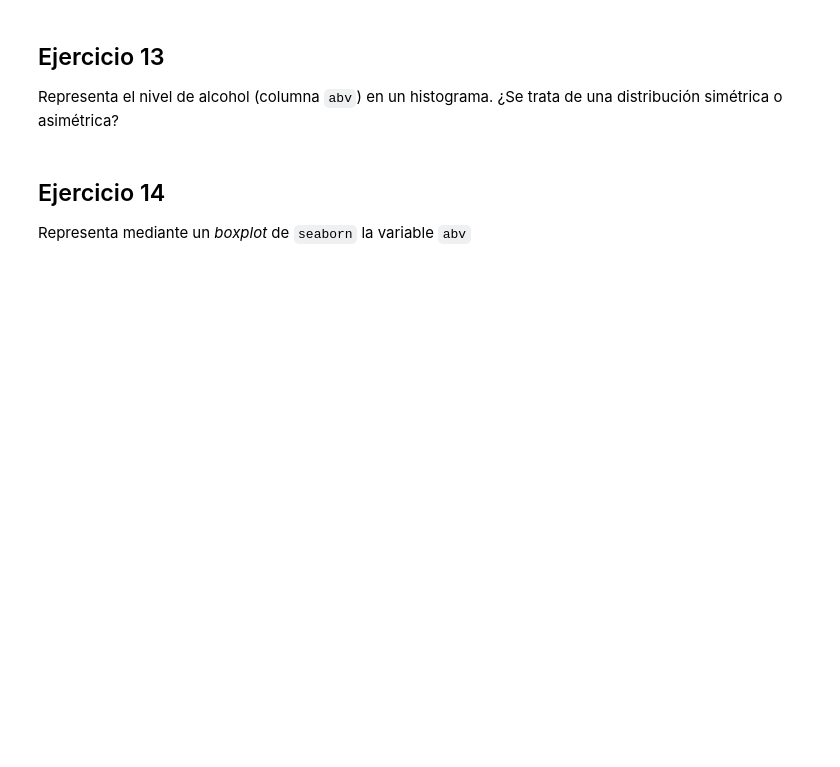
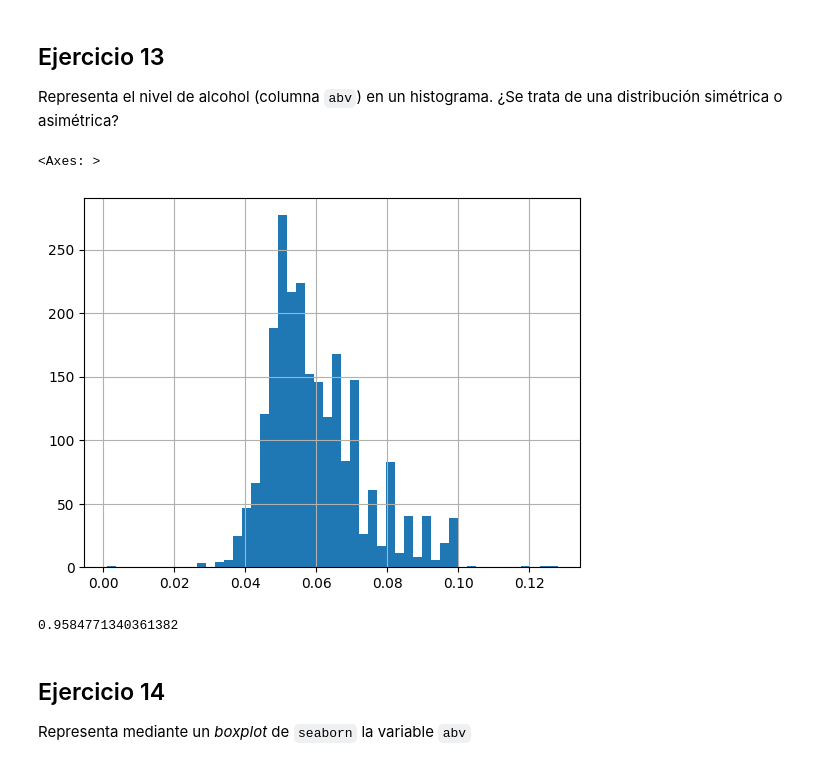
Before and after one commit to MNievas12/2409_dsft_thebridge, a Jupyter notebook: 2-Data_analysis/2-Pandas/Practica/6-Beers/birras_repaso.ipynb, the cells around one changed output. Saved outputs shown, nothing was run; the diff lists cells and outputs as text; code cells hidden in the pictures; blank space fills up the shorter version.

```diff
--- a/2-Data_analysis/2-Pandas/Practica/6-Beers/birras_repaso.ipynb
+++ b/2-Data_analysis/2-Pandas/Practica/6-Beers/birras_repaso.ipynb
@@ -51,6 +685,15 @@ No queda muy claro cuánto de dispar, de dispersa, es la medida de IBU. Mediante
 # %% [markdown]
 ## Ejercicio 13
 Representa el nivel de alcohol (columna `abv`) en un histograma. ¿Se trata de una distribución simétrica o asimétrica?
+# %%
+df_beer['abv'].hist(bins=50)
+# %% [output]
+<Axes: >
+[figure, added]
+# %%
+df_beer['abv'].skew()
+# %% [output]
+0.9584771340361382
 # %% [markdown]
 ## Ejercicio 14
 Representa mediante un *boxplot* de `seaborn` la variable `abv`
```
Also changed, not shown: parts of 110 cells of this notebook.
